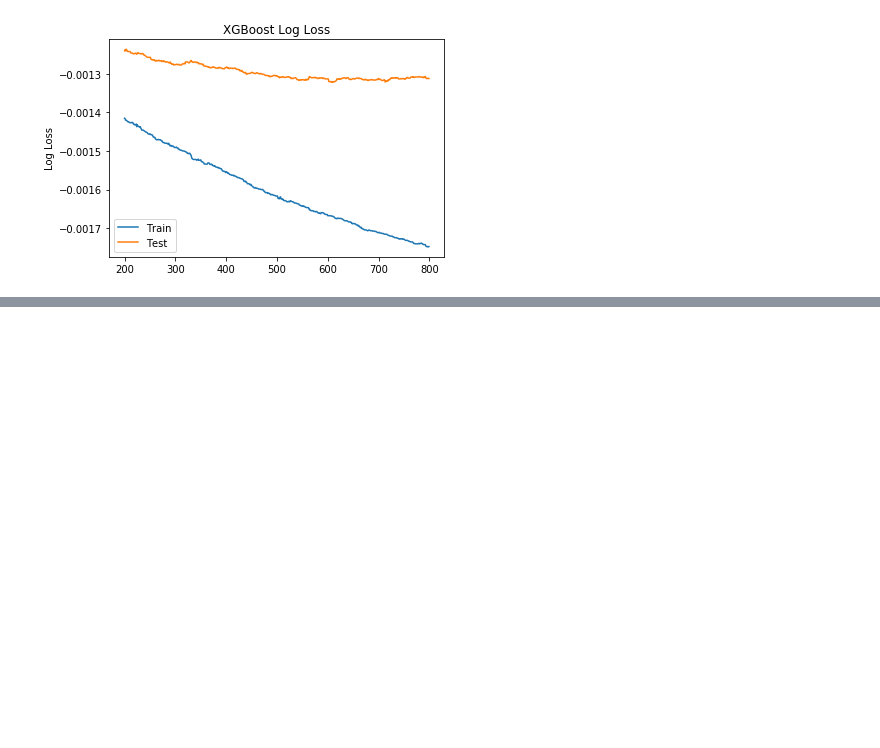
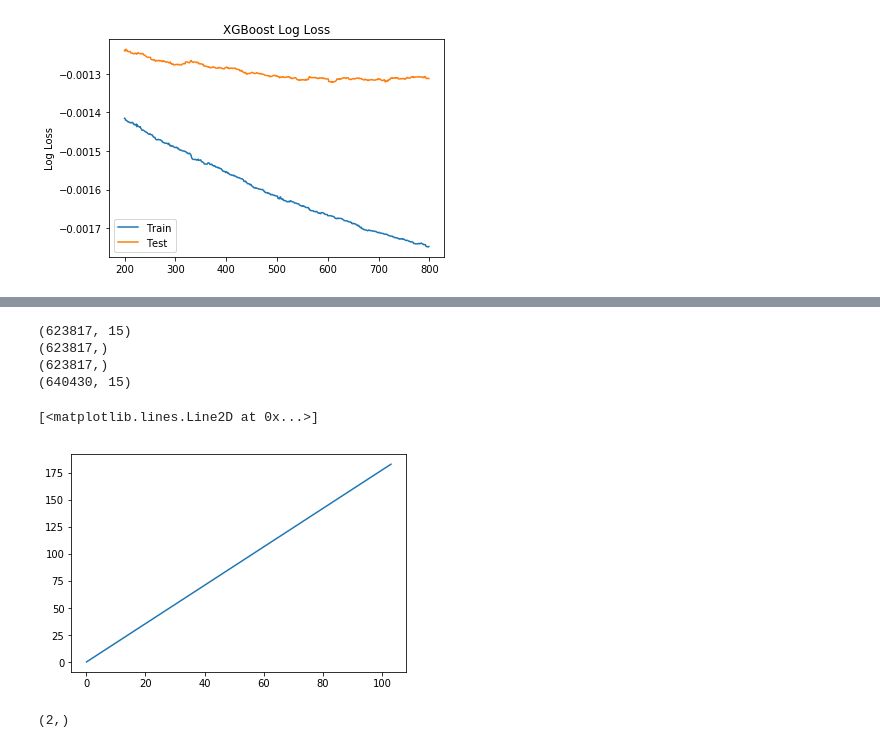
Before and after one commit to tboson/StockPredictor, a Jupyter notebook: Code/ProcessData.ipynb, the cells around one changed output, grey strips where cells are left out. Drawn from its saved outputs; the diff is of its cells as text; code cells hidden in the pictures; blank space fills up the shorter version.

Commit message:
Find best early stopping point

```diff
--- a/Code/ProcessData.ipynb
+++ b/Code/ProcessData.ipynb
@@ -323,8 +267,3 @@ yp.index.name = 'Index'
 # %%
 # save predicted data to csv
 yp.to_csv('XGBRegressor_tuned2.csv', header=True)
-# %%
-#XGB Regressor with tuned parameter 0.39
-XGBmodel = XGBRegressor(learning_rate = 0.1, max_depth = 4, min_child_weight = 5, n_estimators = 160)
-XGBmodel.fit(x_train, y_train, x_weight)
-print(XGBmodel.score(x_train, y_train, x_weight))
@@ -413,0 +329,31 @@ def xgb_stop_early(average_loss_rounds = 20):
+# %%
+# Tune XGBoost hyperparameters
+# (1) Set a low learning rate and find the best stopping point
+
+#using random forest regressor, very low, around 10%
+# kfold returns array indexes
+from sklearn.model_selection import KFold
+from sklearn.metrics import accuracy_score
+#result set [accuracy_score, n_estimators]
+result_set = []
+
+def run_kfold(output_array):
+    kf = KFold(n_splits=10)
+    fold = 0
+    for train_index, test_index in kf.split(x_train):
+        fold += 1
+        xfold_train, xfold_test = x_train.values[train_index], x_train.values[test_index]
+        yfold_train, yfold_test = y_train.values[train_index], y_train.values[test_index]
+        xfold_weight = x_weight[train_index]
+        eval_set = ([xfold_train,yfold_train],[xfold_test, yfold_test])
+        XGBmodel = XGBRegressor(learning_rate = 0.1, max_depth = 4, min_child_weight = 5, n_estimators = 1000)
+        XGBmodel.fit(xfold_train, yfold_train, sample_weight = xfold_weight, early_stopping_rounds = 10, eval_metric=["logloss"], eval_set=eval_set, verbose=True)
+        # make predictions for test data
+        y_pred = XGBmodel.predict(xfold_test)
+        # evaluate predictions
+        accuracy = r2_score(yfold_test, y_pred)
+        output_array.append([accuracy, XGBmodel.best_iteration])
+        print("Accuracy: %.2f%%" % (accuracy * 100.0))
+        print("Best iteration: %d" %XGBmodel.best_iteration)
+
+run_kfold(result_set)
@@ -413,0 +379,29 @@ def xgb_stop_early(average_loss_rounds = 20):
+# %%
+# check that datasets are still correct
+print(x_train.shape)
+print(x_weight.shape)
+print(y_train.shape)
+print(x_test.shape)
+# %% [output]
+(623817, 15)
+(623817,)
+(623817,)
+(640430, 15)
+# %%
+#Find the best stopping point
+result_array = np.array(result_set)
+acc_set = []
+stop_set = []
+for i in range(len(result_set)):
+    acc_set.append(result_set[i][1])
+
+plt.plot(result_array[:][1],result_array[:][0])
+# %% [output]
+[<matplotlib.lines.Line2D at 0x...>]
+[figure, added]
+# %%
+result_array.shape
+acc_set = result_array[0:5][:]
+acc_set.shape
+# %% [output]
+(2,)
```
Also changed, not shown: parts of 14 cells of this notebook.
